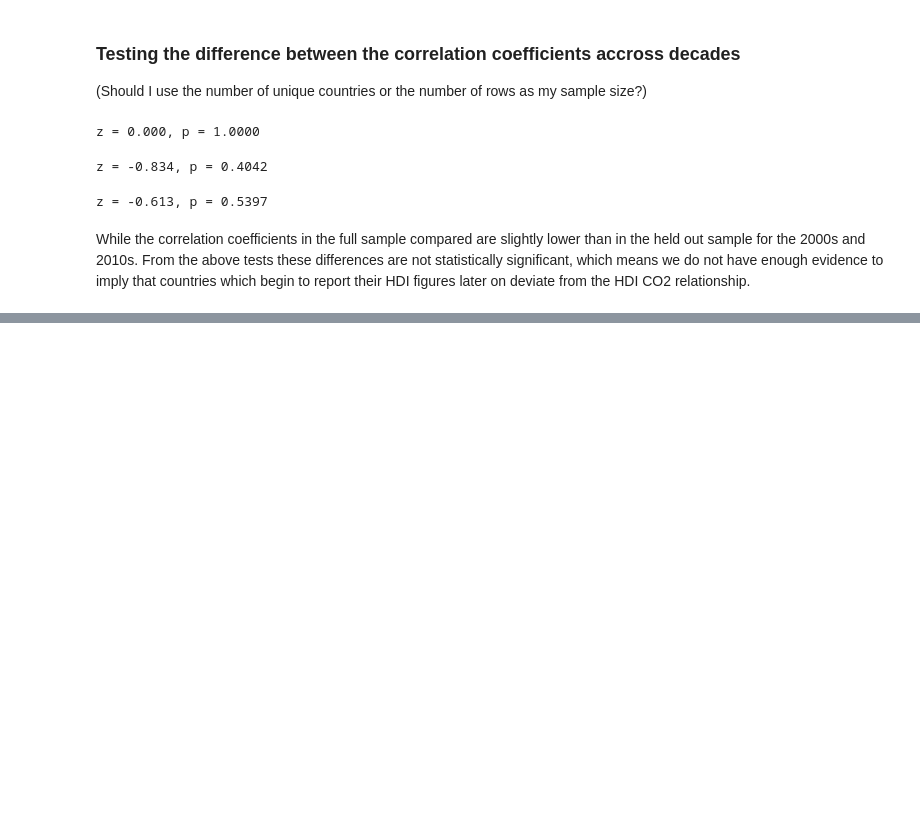
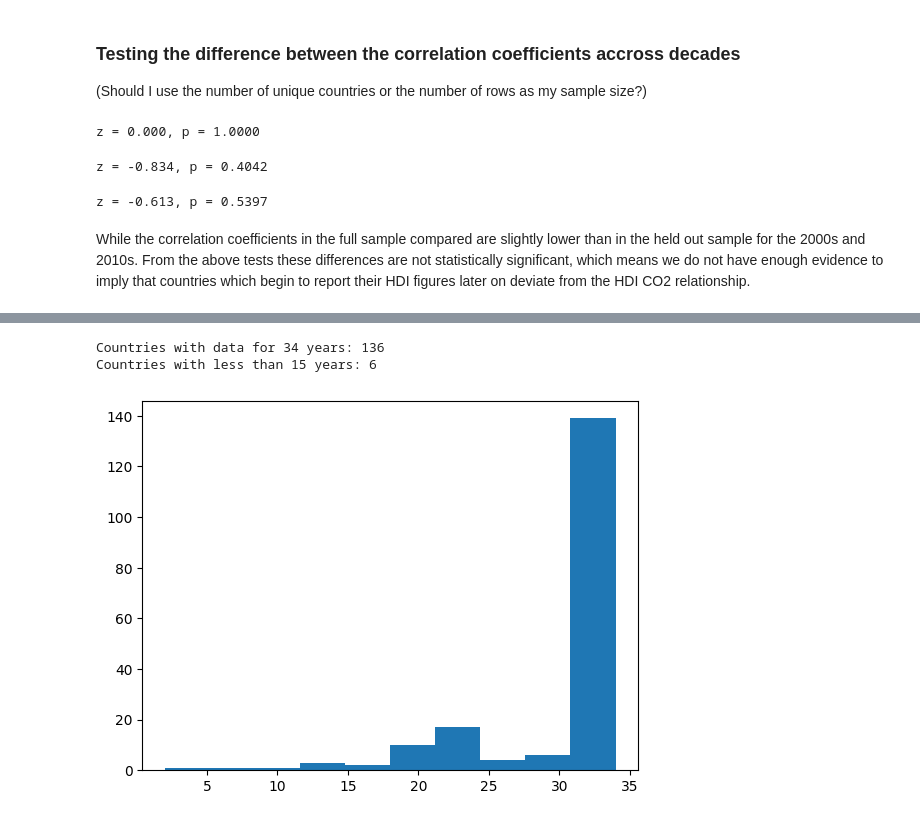
Before and after one commit to eloisecobourne/DSS-Project-Labs-Sustainability, a Jupyter notebook: DS_ProjectLab.ipynb, the cells around one changed output, grey strips where cells are left out. Saved outputs shown, nothing was run; the diff lists cells and outputs as text; code cells hidden in the pictures; blank space fills up the shorter version.

```diff
--- a/DS_ProjectLab.ipynb
+++ b/DS_ProjectLab.ipynb
@@ -804,0 +1122,16 @@ While the correlation coefficients in the full sample compared are slightly lowe
+# %%
+from linearmodels.panel import PanelOLS
+import numpy as np
+
+df_panel = df_merged.copy()
+
+# For Tuvalu and Nauru add NaN to their co2 emissions as consistently reporting 0 is not realistic
+df_panel.loc[df_panel["CO2_total_ex_LULUCF"] == 0, "CO2_total_ex_LULUCF"] = np.nan
+
+# Log transformations
+df_panel["log_co2"] = np.log(df_panel["CO2_total_ex_LULUCF"])
+df_panel["log_gdp_pc"] = np.log(df_panel["gdp_pc"])
+
+df_panel = df_panel.dropna(subset = ["log_co2", "log_gdp_pc", "hdi"])
+
+df_panel = df_panel.set_index(["iso3", "year"])
@@ -804,0 +1179,11 @@ While the correlation coefficients in the full sample compared are slightly lowe
+# %%
+observations_per_country = df_panel.groupby("iso3").size() # Count the number of rows for each country in df_panel
+
+print(f"Countries with data for 34 years: {sum(observations_per_country == 34)}")
+print(f"Countries with less than 15 years: {sum(observations_per_country <= 15)}")
+plt.hist(observations_per_country)
+plt.show()
+# %% [output]
+Countries with data for 34 years: 136
+Countries with less than 15 years: 6
+[figure, added]
```
Also changed, not shown: parts of 39 cells of this notebook.
